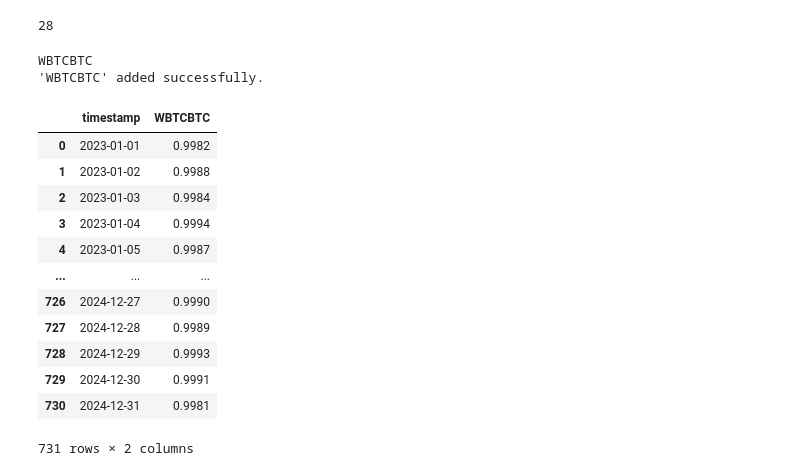
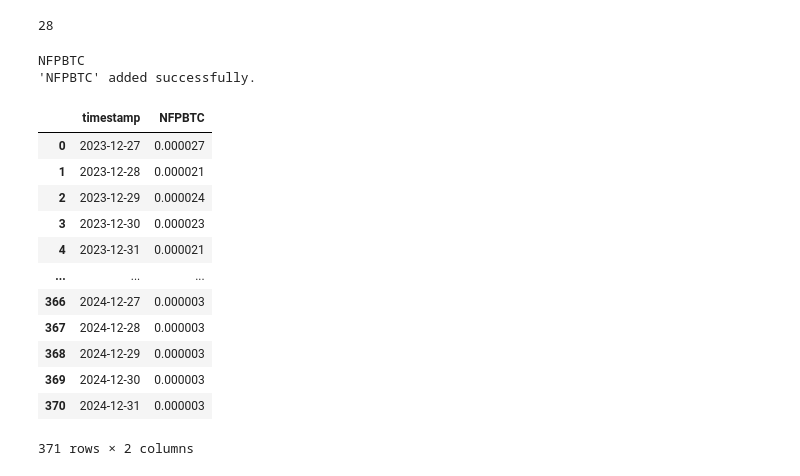
Before and after one commit to saltedpotato/qf635-microstructure-project, a Jupyter notebook: test_strats.ipynb, the cells around one changed output. Saved outputs shown, nothing was run; the diff lists cells and outputs as text; code cells hidden in the pictures.

```diff
--- a/test_strats.ipynb
+++ b/test_strats.ipynb
@@ -18,38 +18,38 @@ len(coint_pairs)
 # %% [output]
 28
 # %%
-test_pair = coint_pairs[10]
+test_pair = coint_pairs[27]
 print(test_pair)
 
 symbol_manager = BinanceSymbolManager()
 # Add symbols
 print(symbol_manager.add_symbol(test_pair))  # Success
 
 price_fetcher = BinancePriceFetcher(symbol_manager.get_symbols())
 # Fetch pair historical price
 pair_portfolio = price_fetcher.get_grp_historical_ohlcv(
         interval="1d",
         start_date="2023-01-01",
         end_date="2024-12-31"
     )
 
 pair_portfolio
 # %% [output]
-WBTCBTC
-'WBTCBTC' added successfully.
+NFPBTC
+'NFPBTC' added successfully.
-|  | timestamp | WBTCBTC |
-| 0 | 2023-01-01 | 0.9982 |
-| 1 | 2023-01-02 | 0.9988 |
-| 2 | 2023-01-03 | 0.9984 |
-| 3 | 2023-01-04 | 0.9994 |
-| 4 | 2023-01-05 | 0.9987 |
+|  | timestamp | NFPBTC |
+| 0 | 2023-12-27 | 0.000027 |
+| 1 | 2023-12-28 | 0.000021 |
+| 2 | 2023-12-29 | 0.000024 |
+| 3 | 2023-12-30 | 0.000023 |
+| 4 | 2023-12-31 | 0.000021 |
 | ... | ... | ... |
-| 726 | 2024-12-27 | 0.9990 |
-| 727 | 2024-12-28 | 0.9989 |
-| 728 | 2024-12-29 | 0.9993 |
-| 729 | 2024-12-30 | 0.9991 |
-| 730 | 2024-12-31 | 0.9981 |
+| 366 | 2024-12-27 | 0.000003 |
+| 367 | 2024-12-28 | 0.000003 |
+| 368 | 2024-12-29 | 0.000003 |
+| 369 | 2024-12-30 | 0.000003 |
+| 370 | 2024-12-31 | 0.000003 |
-731 rows × 2 columns
+371 rows × 2 columns
 # %%
 model = pair_trading(pair_portfolio.copy())
 spread = model.generate_signals(lookback=10, threshold=1.5)
```
Also changed, not shown: parts of 3 cells of this notebook, 2 other files.
